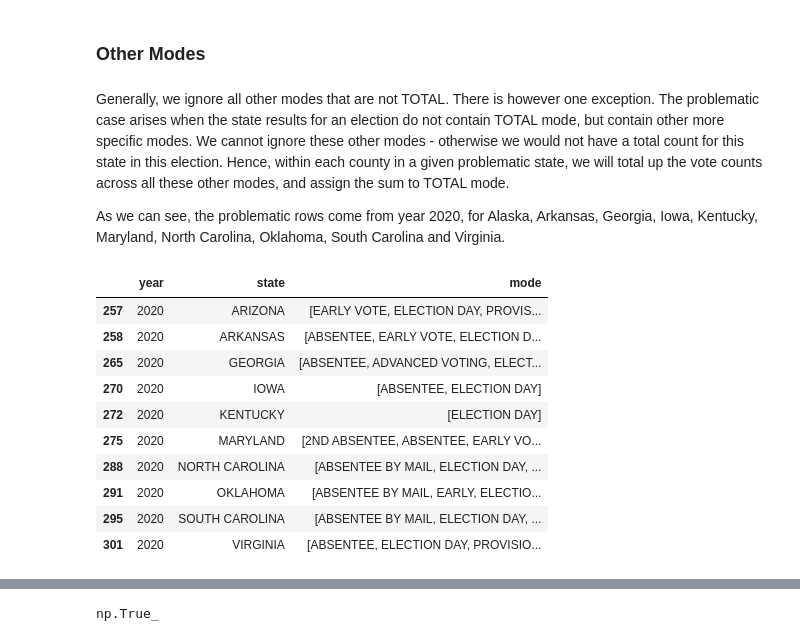
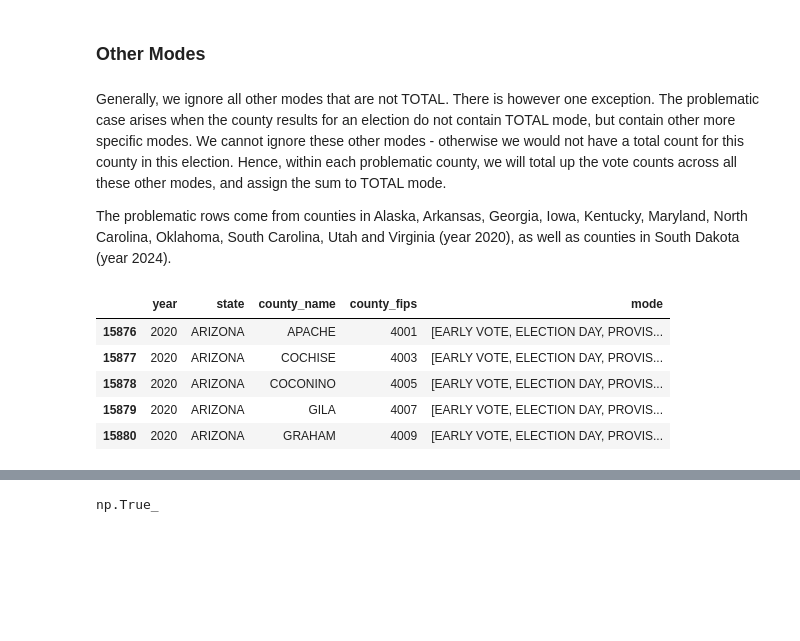
Before and after one commit to chiabingxuan/pollytics, a Jupyter notebook: pollytics/backend/etl/us_county_pres_processing.ipynb, the cells around one changed output, grey strips where cells are left out. Cells and saved outputs as stored; diff of their text form; code cells hidden in the pictures; blank space fills up the shorter version.

Commit message:
fix: Fix ETL for South Dakota data

```diff
--- a/pollytics/backend/etl/us_county_pres_processing.ipynb
+++ b/pollytics/backend/etl/us_county_pres_processing.ipynb
@@ -79,0 +119,27 @@ pres_election_df["county_fips"] = pres_election_df.apply(
+# %%
+def format_sd_county_name_and_fips(row):
+    state, county_name, year, county_fips = row["state"], row["county_name"], row["year"], row["county_fips"]
+
+    if state != "SOUTH DAKOTA":
+        return [county_name, county_fips]
+
+    SHANNON_TO_OGLALA_LAKOTA_YEAR = 2015
+    if county_fips == SHANNON_FIPS or county_fips == OGLALA_LAKOTA_FIPS:
+        # Should be Shannon (46113) before the name change
+        if year < SHANNON_TO_OGLALA_LAKOTA_YEAR:
+            new_county_name = SHANNON_NAME
+            new_county_fips = SHANNON_FIPS
+
+        # Should be Oglala Lakota (46102) after the name change
+        else:
+            new_county_name = OGLALA_LAKOTA_NAME
+            new_county_fips = OGLALA_LAKOTA_FIPS
+
+    else:
+        new_county_name = county_name
+        new_county_fips = county_fips
+
+    return [new_county_name, new_county_fips]
+# %%
+pres_election_df[["county_name", "county_fips"]] = pres_election_df.apply(format_sd_county_name_and_fips, axis=1, result_type="expand")
+pres_election_df["county_fips"] = pres_election_df["county_fips"].astype("Int64")
@@ -81,9 +156,9 @@ pres_election_df["county_fips"] = pres_election_df.apply(
 We format the county names of Alaska. Some rows have leading zeroes in the county (eg. District 01) while others do not (eg. District 1), so we make these consistent by removing all leading zeroes. We also remove District 99, given that it is used to categorise and track statewide absentee, military, and overseas ballots that are processed centrally rather than at a local precinct.
 # %%
 def format_ak_county_name(row):
-    county_name = row["county_name"]
+    state, county_name = row["state"], row["county_name"]
 
-    if row["state"] != "ALASKA":
+    if state != "ALASKA":
         return county_name
 
     return f"DISTRICT {int(county_name.split()[1])}"
@@ -282,32 +350,27 @@ dtype: int64
 # %% [markdown]
 ### Other Modes
 # %% [markdown]
-Generally, we ignore all other modes that are not TOTAL. There is however one exception. The problematic case arises when the state results for an election do not contain TOTAL mode, but contain other more specific modes. We cannot ignore these other modes - otherwise we would not have a total count for this state in this election. Hence, within each county in a given problematic state, we will total up the vote counts across all these other modes, and assign the sum to TOTAL mode.
+Generally, we ignore all other modes that are not TOTAL. There is however one exception. The problematic case arises when the county results for an election do not contain TOTAL mode, but contain other more specific modes. We cannot ignore these other modes - otherwise we would not have a total count for this county in this election. Hence, within each problematic county, we will total up the vote counts across all these other modes, and assign the sum to TOTAL mode.
 
-As we can see, the problematic rows come from year 2020, for Alaska, Arkansas, Georgia, Iowa, Kentucky, Maryland, North Carolina, Oklahoma, South Carolina and Virginia.
+The problematic rows come from counties in Alaska, Arkansas, Georgia, Iowa, Kentucky, Maryland, North Carolina, Oklahoma, South Carolina, Utah and Virginia (year 2020), as well as counties in South Dakota (year 2024).
 # %%
-# Find state-election combinations with no TOTAL mode
+# Find election-county combinations with no TOTAL mode
 # but with at least one other mode
-state_election_modes = pres_election_df.groupby(["year", "state"])["mode"] \
+election_county_modes = pres_election_df.groupby(["year", "state", "county_name", "county_fips"])["mode"] \
     .agg(lambda modes: sorted(modes.unique())) \
     .reset_index() \
 
-no_total_mode_but_with_other_modes = state_election_modes[
-    ~state_election_modes["mode"].apply(lambda modes: "TOTAL" in modes)
-    & state_election_modes["mode"].apply(lambda modes: len(modes) > 0)
+no_total_mode_but_with_other_modes = election_county_modes[
+    ~election_county_modes["mode"].apply(lambda modes: "TOTAL" in modes)
+    & election_county_modes["mode"].apply(lambda modes: len(modes) > 0)
 ]
 
-no_total_mode_but_with_other_modes
+no_total_mode_but_with_other_modes.head()
 # %% [output]
-|  | year | state | mode |
-| 257 | 2020 | ARIZONA | [EARLY VOTE, ELECTION DAY, PROVIS... |
-| 258 | 2020 | ARKANSAS | [ABSENTEE, EARLY VOTE, ELECTION D... |
-| 265 | 2020 | GEORGIA | [ABSENTEE, ADVANCED VOTING, ELECT... |
-| 270 | 2020 | IOWA | [ABSENTEE, ELECTION DAY] |
-| 272 | 2020 | KENTUCKY | [ELECTION DAY] |
-| 275 | 2020 | MARYLAND | [2ND ABSENTEE, ABSENTEE, EARLY VO... |
-| 288 | 2020 | NORTH CAROLINA | [ABSENTEE BY MAIL, ELECTION DAY, ... |
-| 291 | 2020 | OKLAHOMA | [ABSENTEE BY MAIL, EARLY, ELECTIO... |
-| 295 | 2020 | SOUTH CAROLINA | [ABSENTEE BY MAIL, ELECTION DAY, ... |
-| 301 | 2020 | VIRGINIA | [ABSENTEE, ELECTION DAY, PROVISIO... |
+|  | year | state | county_name | county_fips | mode |
+| 15876 | 2020 | ARIZONA | APACHE | 4001 | [EARLY VOTE, ELECTION DAY, PROVIS... |
+| 15877 | 2020 | ARIZONA | COCHISE | 4003 | [EARLY VOTE, ELECTION DAY, PROVIS... |
+| 15878 | 2020 | ARIZONA | COCONINO | 4005 | [EARLY VOTE, ELECTION DAY, PROVIS... |
+| 15879 | 2020 | ARIZONA | GILA | 4007 | [EARLY VOTE, ELECTION DAY, PROVIS... |
+| 15880 | 2020 | ARIZONA | GRAHAM | 4009 | [EARLY VOTE, ELECTION DAY, PROVIS... |
 # %%
```
Also changed, not shown: parts of 27 cells of this notebook, 1 other file.
